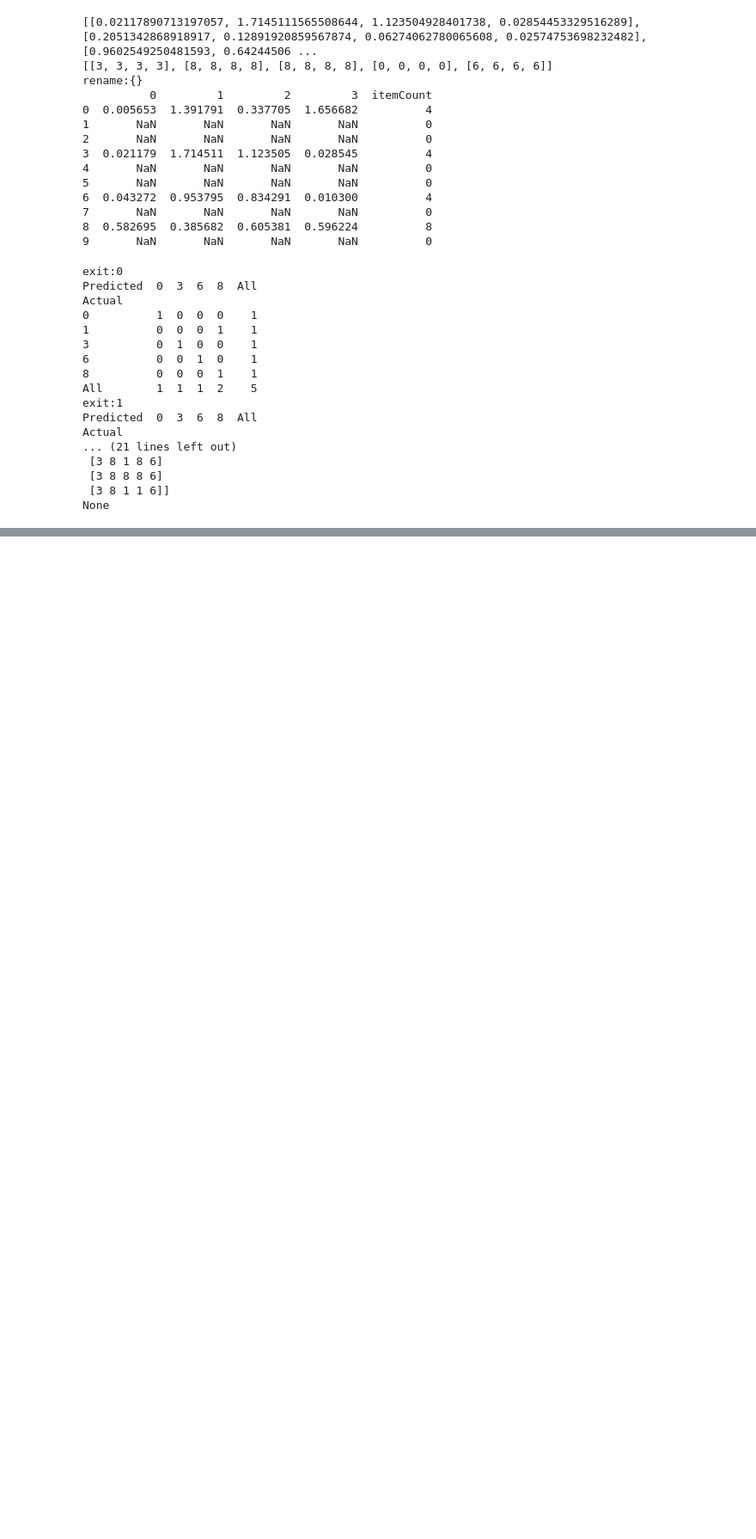
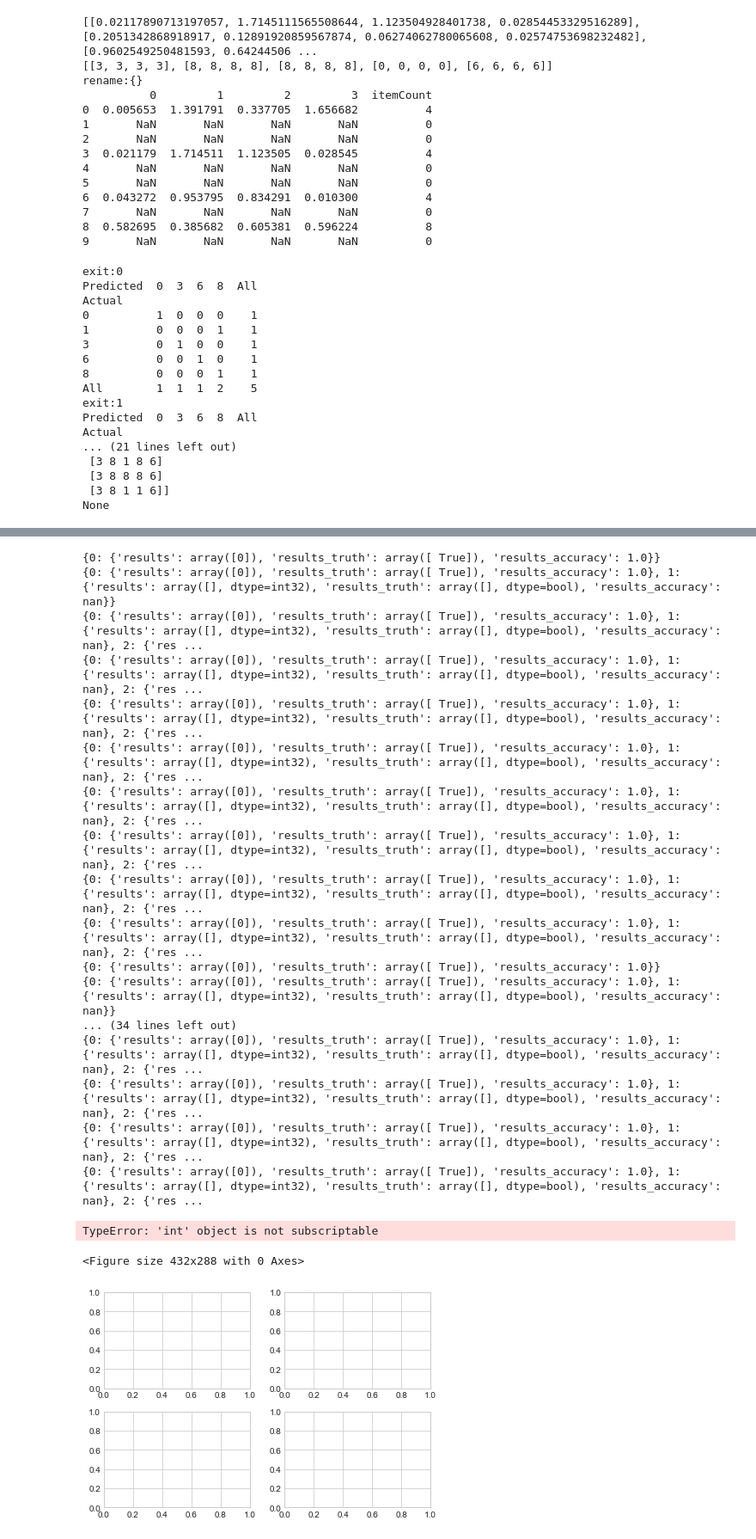
Before and after one commit to SanityLacking/BrevisNet, a Jupyter notebook: graphs.ipynb, the cells around one changed output, grey strips where cells are left out. Shown: that part at 86% size. Saved outputs shown, nothing was run; the diff lists cells and outputs as text; code cells hidden in the pictures; blank space fills up the shorter version.

```diff
--- a/graphs.ipynb
+++ b/graphs.ipynb
@@ -368,0 +468,27 @@ None
+# %%
+pred = [[3, 3, 3, 3], [8, 8, 8, 8], [1, 1, 8, 1], [0, 8, 8, 1], [6, 6, 6, 6]]
+entropy = [[0.02117890713197057, 1.7145111565508644, 1.123504928401738, 0.02854453329516289], [0.2051342868918917, 0.12891920859567874, 0.06274062780065608, 0.02574753698232482], [0.9602549250481593, 0.6424450601952321, 1.148021184171209, 1.1666995927769988], [0.005653360056361332, 1.391790668156026, 0.33770517085116436, 1.6566820996289247], [0.04327244093902029, 0.9537953160858115, 0.834290747567063, 0.010300220967992246]]
+labels = [[3, 3, 3, 3], [8, 8, 8, 8], [8, 8, 8, 8], [0, 0, 0, 0], [6, 6, 6, 6]]
+y = KneeGraphClasses(pred, labels, entropy, 4,[0,1,2,3,4,5,6,7,8,9], ["dense5","pooling_3","pooling_4","dense_3"])
+# print(y)
+# %% [output]
+{0: {'results': array([0]), 'results_truth': array([ True]), 'results_accuracy': 1.0}}
+{0: {'results': array([0]), 'results_truth': array([ True]), 'results_accuracy': 1.0}, 1: {'results': array([], dtype=int32), 'results_truth': array([], dtype=bool), 'results_accuracy': nan}}
+{0: {'results': array([0]), 'results_truth': array([ True]), 'results_accuracy': 1.0}, 1: {'results': array([], dtype=int32), 'results_truth': array([], dtype=bool), 'results_accuracy': nan}, 2: {'res ...
+{0: {'results': array([0]), 'results_truth': array([ True]), 'results_accuracy': 1.0}, 1: {'results': array([], dtype=int32), 'results_truth': array([], dtype=bool), 'results_accuracy': nan}, 2: {'res ...
+{0: {'results': array([0]), 'results_truth': array([ True]), 'results_accuracy': 1.0}, 1: {'results': array([], dtype=int32), 'results_truth': array([], dtype=bool), 'results_accuracy': nan}, 2: {'res ...
+{0: {'results': array([0]), 'results_truth': array([ True]), 'results_accuracy': 1.0}, 1: {'results': array([], dtype=int32), 'results_truth': array([], dtype=bool), 'results_accuracy': nan}, 2: {'res ...
+{0: {'results': array([0]), 'results_truth': array([ True]), 'results_accuracy': 1.0}, 1: {'results': array([], dtype=int32), 'results_truth': array([], dtype=bool), 'results_accuracy': nan}, 2: {'res ...
+{0: {'results': array([0]), 'results_truth': array([ True]), 'results_accuracy': 1.0}, 1: {'results': array([], dtype=int32), 'results_truth': array([], dtype=bool), 'results_accuracy': nan}, 2: {'res ...
+{0: {'results': array([0]), 'results_truth': array([ True]), 'results_accuracy': 1.0}, 1: {'results': array([], dtype=int32), 'results_truth': array([], dtype=bool), 'results_accuracy': nan}, 2: {'res ...
+{0: {'results': array([0]), 'results_truth': array([ True]), 'results_accuracy': 1.0}, 1: {'results': array([], dtype=int32), 'results_truth': array([], dtype=bool), 'results_accuracy': nan}, 2: {'res ...
+{0: {'results': array([0]), 'results_truth': array([ True]), 'results_accuracy': 1.0}}
+{0: {'results': array([0]), 'results_truth': array([ True]), 'results_accuracy': 1.0}, 1: {'results': array([], dtype=int32), 'results_truth': array([], dtype=bool), 'results_accuracy': nan}}
+... (34 lines left out)
+{0: {'results': array([0]), 'results_truth': array([ True]), 'results_accuracy': 1.0}, 1: {'results': array([], dtype=int32), 'results_truth': array([], dtype=bool), 'results_accuracy': nan}, 2: {'res ...
+{0: {'results': array([0]), 'results_truth': array([ True]), 'results_accuracy': 1.0}, 1: {'results': array([], dtype=int32), 'results_truth': array([], dtype=bool), 'results_accuracy': nan}, 2: {'res ...
+{0: {'results': array([0]), 'results_truth': array([ True]), 'results_accuracy': 1.0}, 1: {'results': array([], dtype=int32), 'results_truth': array([], dtype=bool), 'results_accuracy': nan}, 2: {'res ...
+{0: {'results': array([0]), 'results_truth': array([ True]), 'results_accuracy': 1.0}, 1: {'results': array([], dtype=int32), 'results_truth': array([], dtype=bool), 'results_accuracy': nan}, 2: {'res ...
+TypeError: 'int' object is not subscriptable
+<Figure size 432x288 with 0 Axes>
+[figure, added]
```
Also changed, not shown: parts of 3 cells of this notebook.
